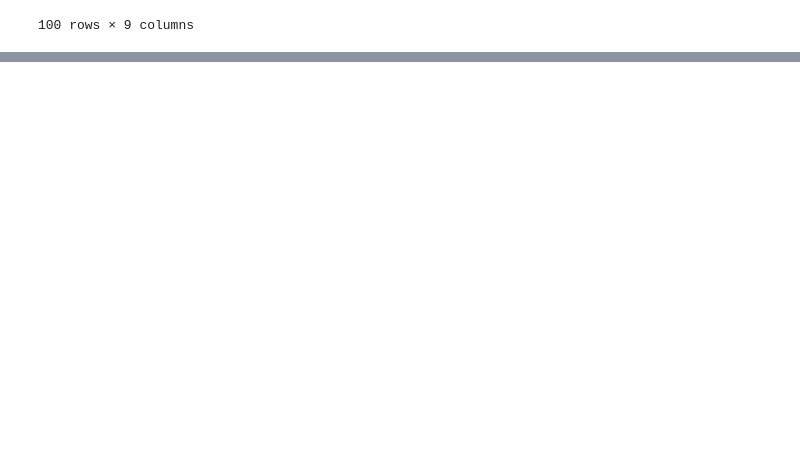
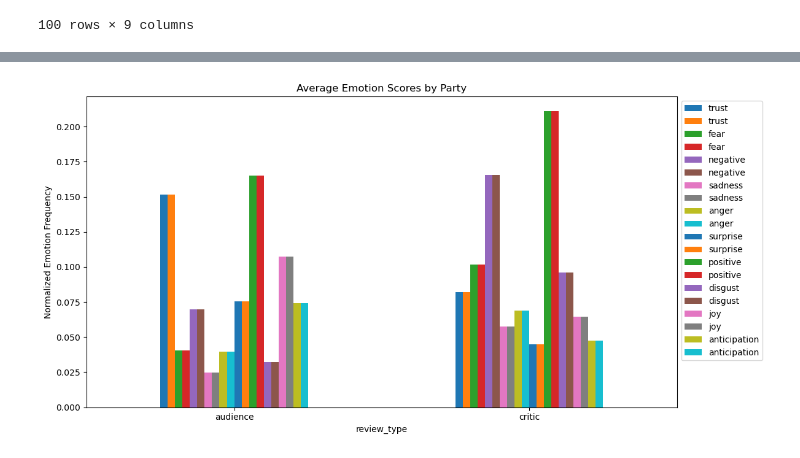
Before and after one commit to diane-zhou/psych186b-project, a Jupyter notebook: ML_model.ipynb, the cells around one changed output, grey strips where cells are left out. Drawn from its saved outputs; the diff is of its cells as text; code cells hidden in the pictures; blank space fills up the shorter version.

```diff
--- a/ML_model.ipynb
+++ b/ML_model.ipynb
@@ -18,3 +18,22 @@ df
 | 98 | Parasite | 99% | NaN | audience | Andrew L | NaN | NaN | 03/07/2020 | ... |
 | 99 | Parasite | 99% | NaN | audience | Falcon X | NaN | NaN | 03/06/2020 | ... |
 100 rows × 9 columns
+# %%
+import re
+from collections import Counter
+import matplotlib.pyplot as plt
+import nltk
+
+nltk.download('stopwords')
+from nltk.corpus import stopwords
+
+stop_words = set(stopwords.words('english'))
+
+# preprocessing the data
+
+lex = pd.read_csv("/Users/Diane/Desktop/PSYCH 186B/project/NRC-Emotion-Lexicon-Wordlevel-v0.92.txt", sep='\t', names=['word', 'emotion', 'assoc'])
+
+lex = lex[lex['assoc'] == 1]
+
+emotion_map = lex.groupby('word')['emotion'].apply(list).to_dict()
+print("Review dataset columns:", df.columns)
@@ -20,0 +46,40 @@ df
+# %%
+# define necessary functions
+
+def simple_tokenizer(text):
+    text = str(text).lower()
+    text = re.sub(r"http\S+|www\S+|[^a-z\s]", "", text)
+    return [word for word in text.split() if word not in stop_words]
+
+def get_emotions(text):
+    words = simple_tokenizer(text)
+    emotions = [emo for word in words for emo in emotion_map.get(word, [])]
+    return Counter(emotions)
+
+def normalize(counter):
+    total = sum(counter.values())
+    return {emotion: count / total for emotion, count in counter.items()} if total > 0 else {}
+
+# apply functions
+df['emotion_counts'] = df['review_text'].apply(get_emotions)
+df['emotion_normalized'] = df['emotion_counts'].apply(normalize)
+
+# split into columns
+emotion_df = df['emotion_normalized'].apply(pd.Series).fillna(0)
+df = pd.concat([df, emotion_df], axis=1)
+
+# average by group
+party_col = 'review_type'
+emotion_cols = lex['emotion'].unique().tolist()
+grouped = df.groupby(party_col)[emotion_cols].mean()
+
+# average counts plot
+grouped.plot(kind='bar', figsize=(12, 6))
+plt.title("Average Emotion Scores by Party")
+plt.ylabel("Normalized Emotion Frequency")
+plt.xticks(rotation=0)
+plt.legend(bbox_to_anchor=(1, 1), loc='upper left')
+plt.tight_layout()
+plt.show()
+# %% [output]
+[figure, added]
```
Also changed, not shown: parts of 1 cell of this notebook.
